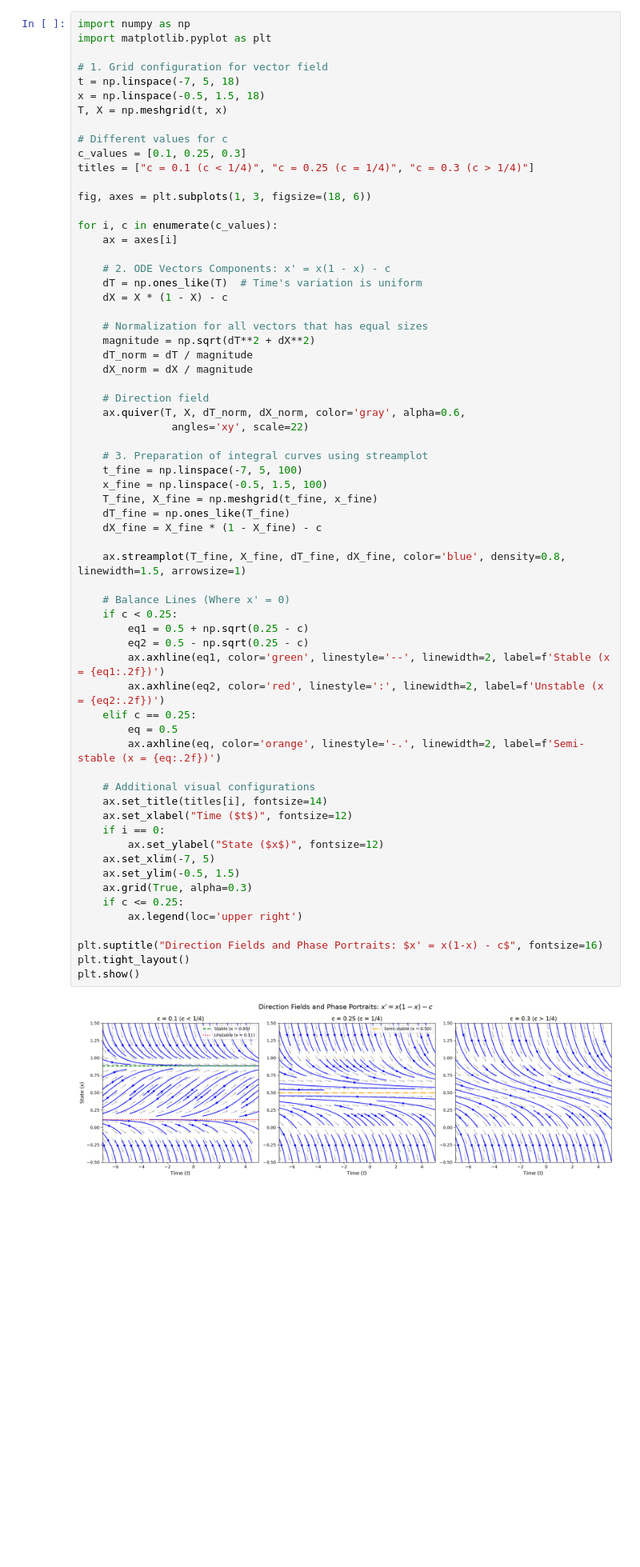
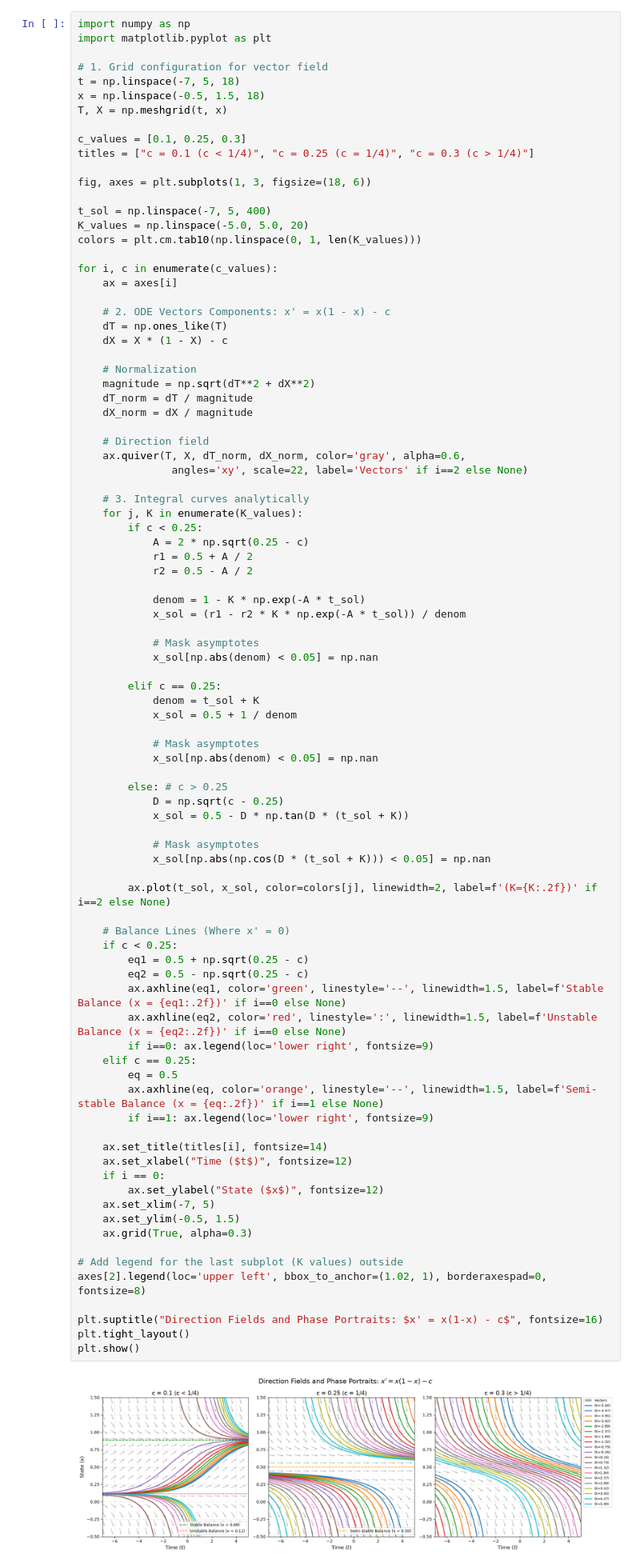
Before and after one commit to Ederson-Passos/ode_arnold, a Jupyter notebook: chapter_1/1.1.9_example_harvest-quotas.ipynb, the cells around one changed output. Shown at 80% size. Saved outputs shown, nothing was run; the diff lists cells and outputs as text; blank space fills up the shorter version.

```diff
--- a/chapter_1/1.1.9_example_harvest-quotas.ipynb
+++ b/chapter_1/1.1.9_example_harvest-quotas.ipynb
@@ -9,60 +9,85 @@ t = np.linspace(-7, 5, 18)
 x = np.linspace(-0.5, 1.5, 18)
 T, X = np.meshgrid(t, x)
 
-# Different values for c
 c_values = [0.1, 0.25, 0.3]
 titles = ["c = 0.1 (c < 1/4)", "c = 0.25 (c = 1/4)", "c = 0.3 (c > 1/4)"]
 
 fig, axes = plt.subplots(1, 3, figsize=(18, 6))
 
+t_sol = np.linspace(-7, 5, 400)
+K_values = np.linspace(-5.0, 5.0, 20)
+colors = plt.cm.tab10(np.linspace(0, 1, len(K_values)))
+
 for i, c in enumerate(c_values):
     ax = axes[i]
 
     # 2. ODE Vectors Components: x' = x(1 - x) - c
-    dT = np.ones_like(T)  # Time's variation is uniform
+    dT = np.ones_like(T)
     dX = X * (1 - X) - c
 
-    # Normalization for all vectors that has equal sizes
+    # Normalization
     magnitude = np.sqrt(dT**2 + dX**2)
     dT_norm = dT / magnitude
     dX_norm = dX / magnitude
 
     # Direction field
     ax.quiver(T, X, dT_norm, dX_norm, color='gray', alpha=0.6,
-               angles='xy', scale=22)
+               angles='xy', scale=22, label='Vectors' if i==2 else None)
 
-    # 3. Preparation of integral curves using streamplot
-    t_fine = np.linspace(-7, 5, 100)
-    x_fine = np.linspace(-0.5, 1.5, 100)
-    T_fine, X_fine = np.meshgrid(t_fine, x_fine)
-    dT_fine = np.ones_like(T_fine)
-    dX_fine = X_fine * (1 - X_fine) - c
+    # 3. Integral curves analytically
+    for j, K in enumerate(K_values):
+        if c < 0.25:
+            A = 2 * np.sqrt(0.25 - c)
+            r1 = 0.5 + A / 2
+            r2 = 0.5 - A / 2
 
-    ax.streamplot(T_fine, X_fine, dT_fine, dX_fine, color='blue', density=0.8, linewidth=1.5, arrowsize=1)
+            denom = 1 - K * np.exp(-A * t_sol)
+            x_sol = (r1 - r2 * K * np.exp(-A * t_sol)) / denom
+
+            # Mask asymptotes
+            x_sol[np.abs(denom) < 0.05] = np.nan
+
+        elif c == 0.25:
+            denom = t_sol + K
+            x_sol = 0.5 + 1 / denom
+
+            # Mask asymptotes
+            x_sol[np.abs(denom) < 0.05] = np.nan
+
+        else: # c > 0.25
+            D = np.sqrt(c - 0.25)
+            x_sol = 0.5 - D * np.tan(D * (t_sol + K))
+
+            # Mask asymptotes
+            x_sol[np.abs(np.cos(D * (t_sol + K))) < 0.05] = np.nan
+
+        ax.plot(t_sol, x_sol, color=colors[j], linewidth=2, label=f'(K={K:.2f})' if i==2 else None)
 
     # Balance Lines (Where x' = 0)
     if c < 0.25:
         eq1 = 0.5 + np.sqrt(0.25 - c)
         eq2 = 0.5 - np.sqrt(0.25 - c)
-        ax.axhline(eq1, color='green', linestyle='--', linewidth=2, label=f'Stable (x = {eq1:.2f})')
-        ax.axhline(eq2, color='red', linestyle=':', linewidth=2, label=f'Unstable (x = {eq2:.2f})')
+        ax.axhline(eq1, color='green', linestyle='--', linewidth=1.5, label=f'Stable Balance (x = {eq1:.2f})' if i==0 else None)
+        ax.axhline(eq2, color='red', linestyle=':', linewidth=1.5, label=f'Unstable Balance (x = {eq2:.2f})' if i==0 else None)
+        if i==0: ax.legend(loc='lower right', fontsize=9)
     elif c == 0.25:
         eq = 0.5
-        ax.axhline(eq, color='orange', linestyle='-.', linewidth=2, label=f'Semi-stable (x = {eq:.2f})')
+        ax.axhline(eq, color='orange', linestyle='--', linewidth=1.5, label=f'Semi-stable Balance (x = {eq:.2f})' if i==1 else None)
+        if i==1: ax.legend(loc='lower right', fontsize=9)
 
-    # Additional visual configurations
     ax.set_title(titles[i], fontsize=14)
     ax.set_xlabel("Time ($t$)", fontsize=12)
     if i == 0:
         ax.set_ylabel("State ($x$)", fontsize=12)
     ax.set_xlim(-7, 5)
     ax.set_ylim(-0.5, 1.5)
     ax.grid(True, alpha=0.3)
-    if c <= 0.25:
-        ax.legend(loc='upper right')
+
+# Add legend for the last subplot (K values) outside
+axes[2].legend(loc='upper left', bbox_to_anchor=(1.02, 1), borderaxespad=0, fontsize=8)
 
 plt.suptitle("Direction Fields and Phase Portraits: $x' = x(1-x) - c$", fontsize=16)
 plt.tight_layout()
 plt.show()
 # %% [output]
-[figure, old version]
+[figure, new version]
```
